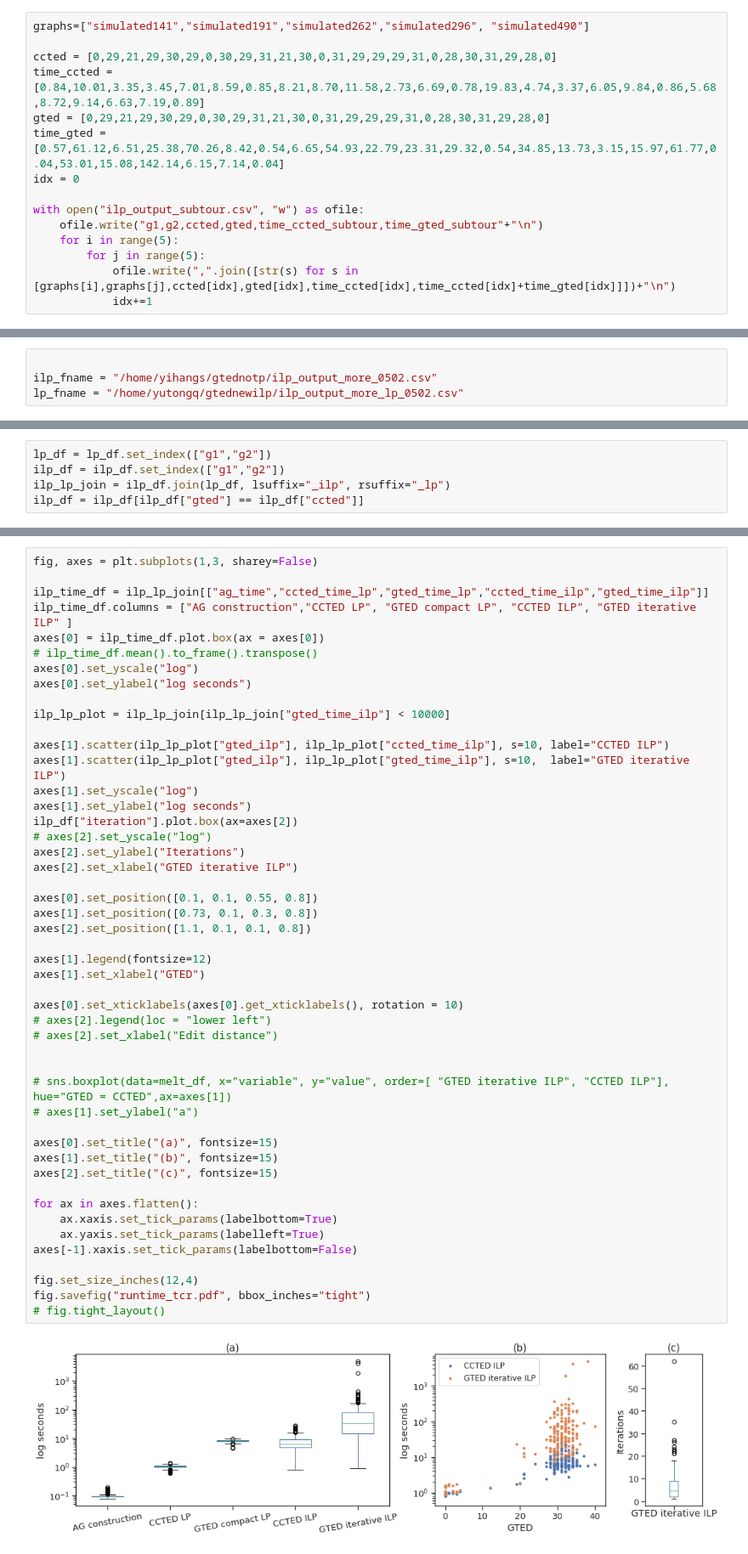
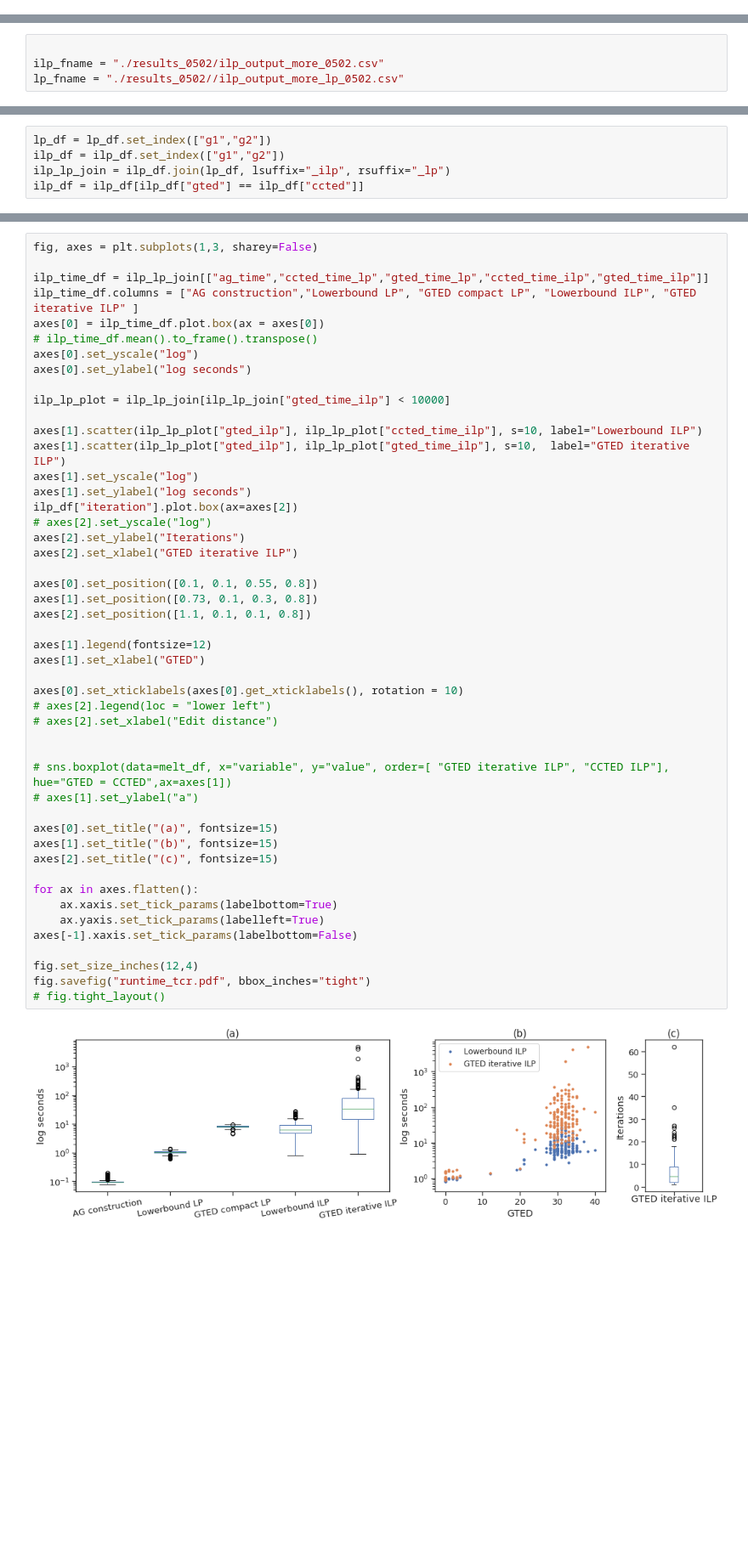
Before and after one commit to Kingsford-Group/gtednewilp, a Jupyter notebook: ilp_result_plot.ipynb, the cells around one changed output, grey strips where cells are left out. Shown: that part at 85% size. Drawn from its saved outputs; the diff is of its cells as text; blank space fills up the shorter version.

```diff
--- a/ilp_result_plot.ipynb
+++ b/ilp_result_plot.ipynb
@@ -6,18 +7,3 @@ from scipy.stats import pearsonr
-# %%
-graphs=["simulated141","simulated191","simulated262","simulated296", "simulated490"]
-
-ccted = [0,29,21,29,30,29,0,30,29,31,21,30,0,31,29,29,29,31,0,28,30,31,29,28,0]
-time_ccted = [0.84,10.01,3.35,3.45,7.01,8.59,0.85,8.21,8.70,11.58,2.73,6.69,0.78,19.83,4.74,3.37,6.05,9.84,0.86,5.68,8.72,9.14,6.63,7.19,0.89]
-gted = [0,29,21,29,30,29,0,30,29,31,21,30,0,31,29,29,29,31,0,28,30,31,29,28,0]
-time_gted = [0.57,61.12,6.51,25.38,70.26,8.42,0.54,6.65,54.93,22.79,23.31,29.32,0.54,34.85,13.73,3.15,15.97,61.77,0.04,53.01,15.08,142.14,6.15,7.14,0.04]
-idx = 0
-
-with open("ilp_output_subtour.csv", "w") as ofile:
-    ofile.write("g1,g2,ccted,gted,time_ccted_subtour,time_gted_subtour"+"\n")
-    for i in range(5):
-        for j in range(5):
-            ofile.write(",".join([str(s) for s in [graphs[i],graphs[j],ccted[idx],gted[idx],time_ccted[idx],time_ccted[idx]+time_gted[idx]]])+"\n")
-            idx+=1
 # %%
 sns.set(font_scale=1.2)
 sns.set_style("ticks")
@@ -41,7 +12,7 @@ ilp_joined = ilp_joined.join(ilp_iteration_df)
 # %%
 
-ilp_fname = "/home/yihangs/gtednotp/ilp_output_more_0502.csv"
-lp_fname = "/home/yutongq/gtednewilp/ilp_output_more_lp_0502.csv"
+ilp_fname = "./results_0502/ilp_output_more_0502.csv"
+lp_fname = "./results_0502//ilp_output_more_lp_0502.csv"
 # %%
 lp_df =  pd.read_csv(lp_fname)
 for i, row in lp_df.iterrows():
@@ -78,7 +42,7 @@ ilp_df = ilp_df[ilp_df["gted"] == ilp_df["ccted"]]
 fig, axes = plt.subplots(1,3, sharey=False)
 
 ilp_time_df = ilp_lp_join[["ag_time","ccted_time_lp","gted_time_lp","ccted_time_ilp","gted_time_ilp"]]
-ilp_time_df.columns = ["AG construction","CCTED LP", "GTED compact LP", "CCTED ILP", "GTED iterative ILP" ]
+ilp_time_df.columns = ["AG construction","Lowerbound LP", "GTED compact LP", "Lowerbound ILP", "GTED iterative ILP" ]
 axes[0] = ilp_time_df.plot.box(ax = axes[0])
 # ilp_time_df.mean().to_frame().transpose()
 axes[0].set_yscale("log")
@@ -86,7 +50,7 @@ axes[0].set_ylabel("log seconds")
 
 ilp_lp_plot = ilp_lp_join[ilp_lp_join["gted_time_ilp"] < 10000]
 
-axes[1].scatter(ilp_lp_plot["gted_ilp"], ilp_lp_plot["ccted_time_ilp"], s=10, label="CCTED ILP")
+axes[1].scatter(ilp_lp_plot["gted_ilp"], ilp_lp_plot["ccted_time_ilp"], s=10, label="Lowerbound ILP")
 axes[1].scatter(ilp_lp_plot["gted_ilp"], ilp_lp_plot["gted_time_ilp"], s=10,  label="GTED iterative ILP")
 axes[1].set_yscale("log")
 axes[1].set_ylabel("log seconds")
@@ -96,31 +60,31 @@ axes[2].set_ylabel("Iterations")
 axes[2].set_xlabel("GTED iterative ILP")
 
 axes[0].set_position([0.1, 0.1, 0.55, 0.8])
 axes[1].set_position([0.73, 0.1, 0.3, 0.8])
 axes[2].set_position([1.1, 0.1, 0.1, 0.8])
 
 axes[1].legend(fontsize=12)
 axes[1].set_xlabel("GTED")
 
 axes[0].set_xticklabels(axes[0].get_xticklabels(), rotation = 10)
 # axes[2].legend(loc = "lower left")
 # axes[2].set_xlabel("Edit distance")
 
 
 # sns.boxplot(data=melt_df, x="variable", y="value", order=[ "GTED iterative ILP", "CCTED ILP"], hue="GTED = CCTED",ax=axes[1])
 # axes[1].set_ylabel("a")
 
 axes[0].set_title("(a)", fontsize=15)
 axes[1].set_title("(b)", fontsize=15)
 axes[2].set_title("(c)", fontsize=15)
 
 for ax in axes.flatten():
     ax.xaxis.set_tick_params(labelbottom=True)
     ax.yaxis.set_tick_params(labelleft=True)
 axes[-1].xaxis.set_tick_params(labelbottom=False)
 
 fig.set_size_inches(12,4)
 fig.savefig("runtime_tcr.pdf", bbox_inches="tight")
 # fig.tight_layout()
 # %% [output]
-[figure, old version]
+[figure, new version]
```
Also changed, not shown: parts of 30 cells of this notebook, 16 other files.
